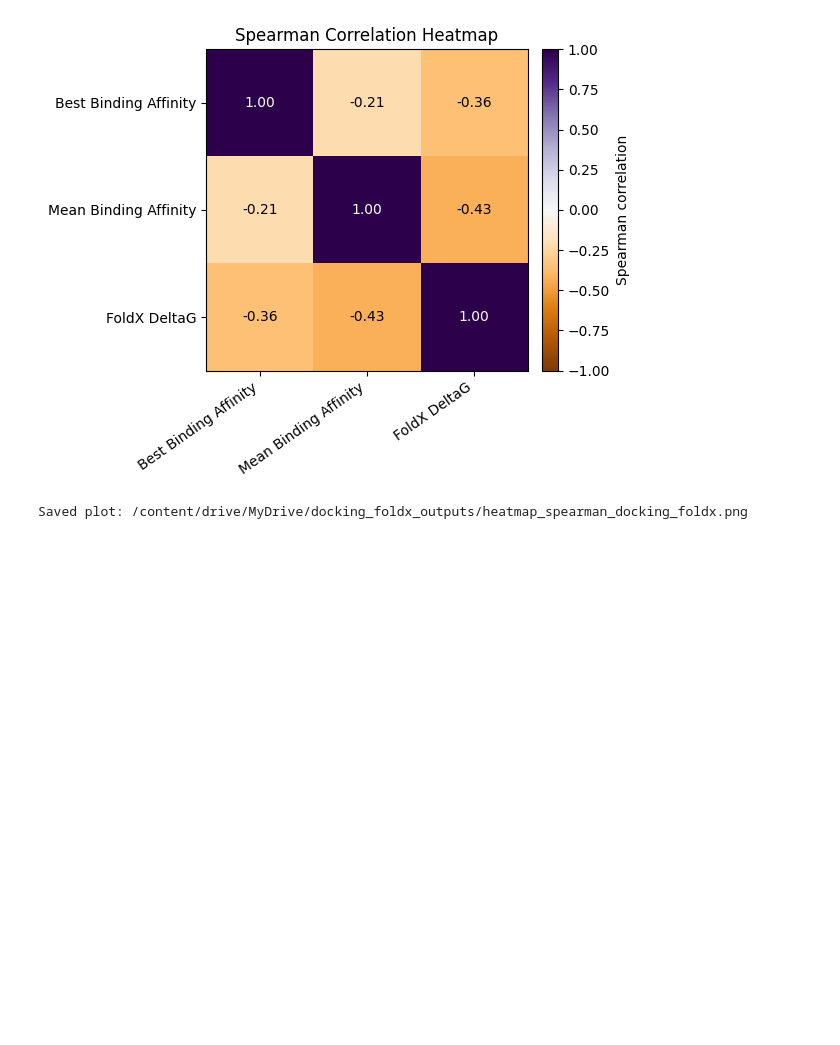
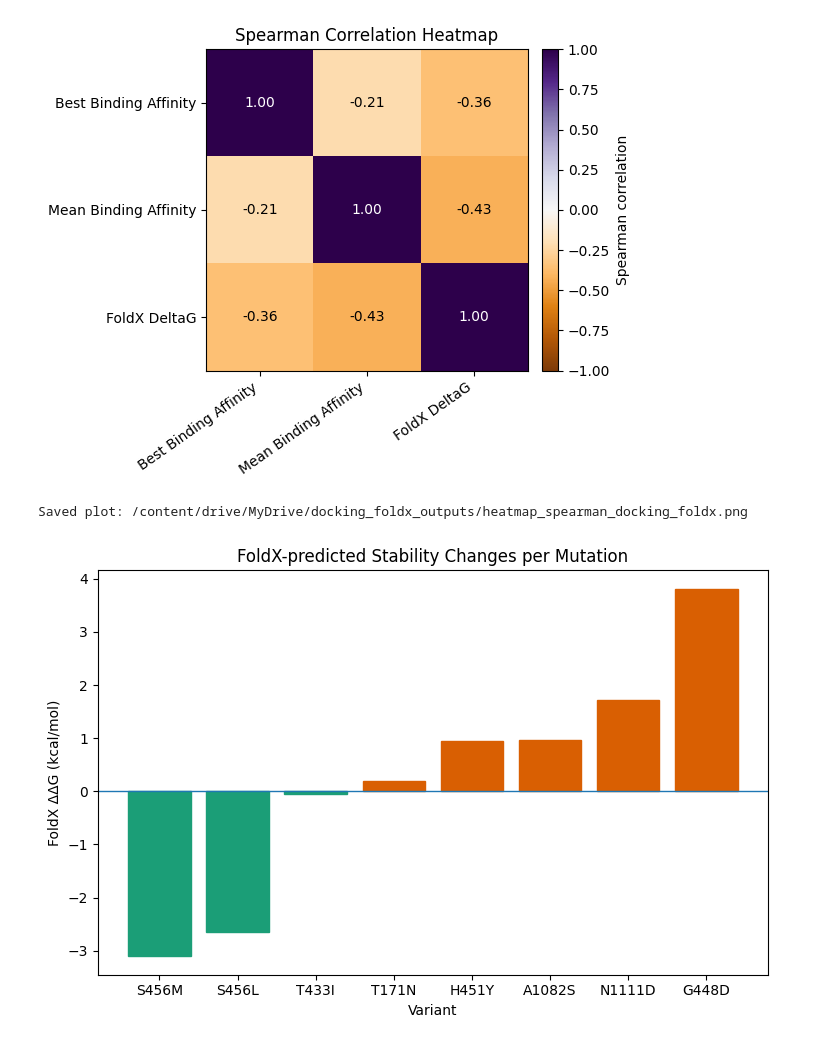
Before and after one commit to KatarinaNunes/Atividade_Disciplina, a Jupyter notebook: Docking_FoldX.ipynb, the cells around one changed output. Saved outputs shown, nothing was run; the diff lists cells and outputs as text; code cells hidden in the pictures; blank space fills up the shorter version.

```diff
--- a/Docking_FoldX.ipynb
+++ b/Docking_FoldX.ipynb
@@ -835,3 +800,31 @@ print("Saved plot:", HEATMAP_OUT)
 # %% [output]
 [figure]
 Saved plot: /content/drive/MyDrive/docking_foldx_outputs/heatmap_spearman_docking_foldx.png
+# %%
+import matplotlib.pyplot as plt
+import numpy as np
+
+# ordenar por ΔΔG
+df_fx = df_clean.sort_values('FoldX_DeltaG')
+
+plt.figure(figsize=(7.5,5))
+bars = plt.bar(
+    df_fx['Variant_short'],
+    df_fx['FoldX_DeltaG']
+)
+
+# linha de referência
+plt.axhline(0, linewidth=1)
+
+# colorir por sinal
+for bar, val in zip(bars, df_fx['FoldX_DeltaG']):
+    bar.set_color('#d95f02' if val > 0 else '#1b9e77')  # laranja = desestab | verde = estab
+
+plt.ylabel('FoldX ΔΔG (kcal/mol)')
+plt.xlabel('Variant')
+plt.title('FoldX-predicted Stability Changes per Mutation')
+
+plt.tight_layout()
+plt.show()
+# %% [output]
+[figure, added]
```
Also changed, not shown: parts of 4 cells of this notebook.
